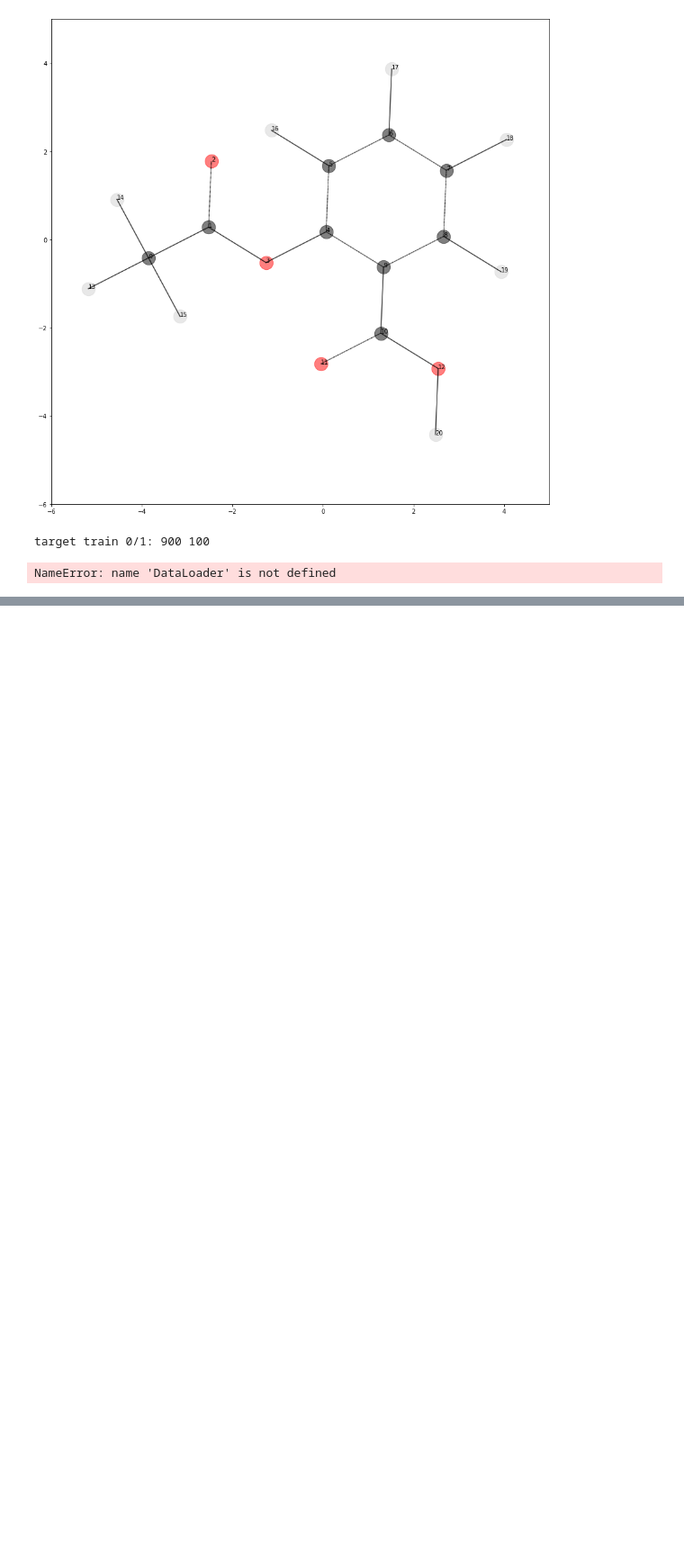
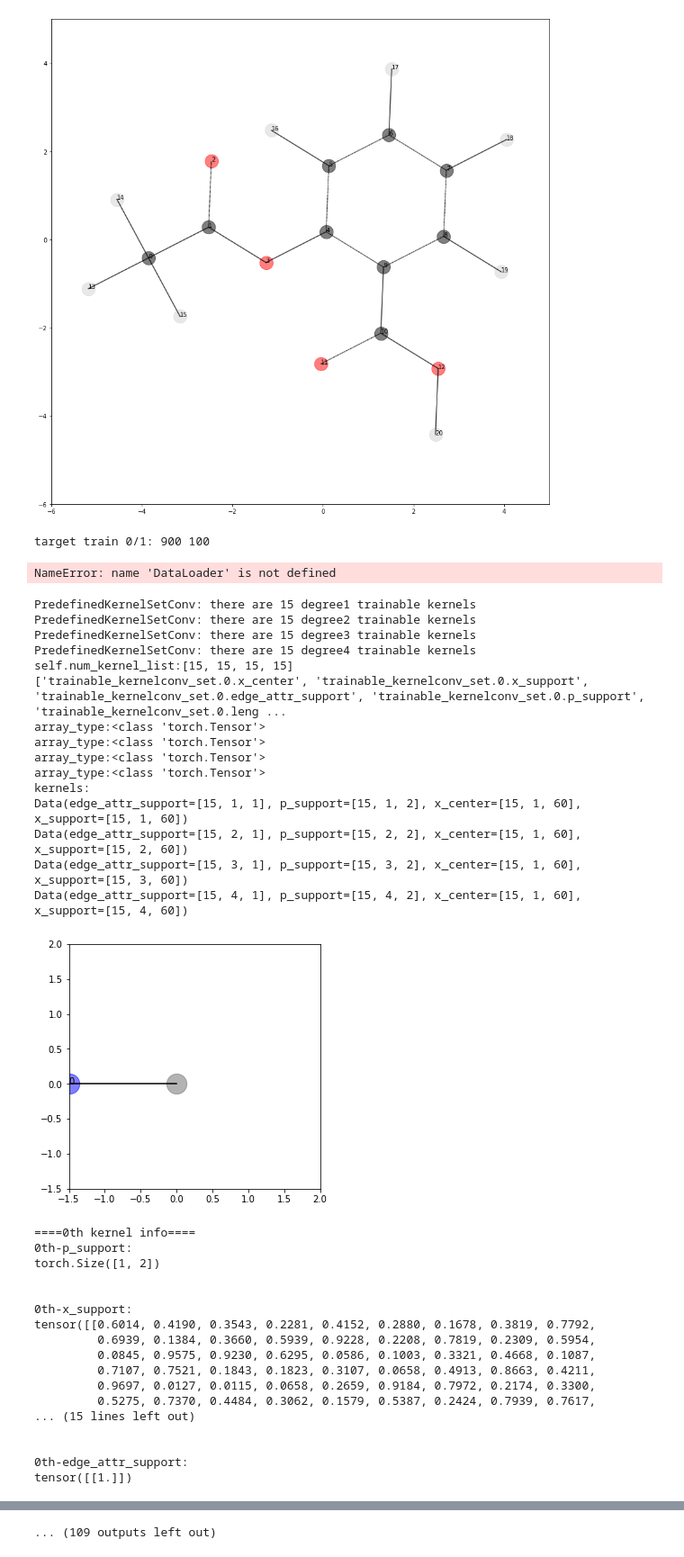
Before and after one commit to LanceKnight/pretrain-gnns, a Jupyter notebook: chem/tools/visualizer.ipynb, the cells around one changed output, grey strips where cells are left out. Shown at 90% size. Saved outputs shown, nothing was run; the diff lists cells and outputs as text; code cells hidden in the pictures; blank space fills up the shorter version.

```diff
--- a/chem/tools/visualizer.ipynb
+++ b/chem/tools/visualizer.ipynb
@@ -189,7 +189,7 @@ def vis(data = None, x_neighbor = None, x_focal = None, p_neighbor=None, p_focal
         plt.plot([each_p_neighbor[0], p_focal[0]],[each_p_neighbor[1],p_focal[1]], color = 'black', linestyle=linestyle)
     plt.show()
 
-def get_kernel_from_kernelsetconv(model, predefined):
+def get_kernel_from_kernelsetconv(model, prefix):
     params = model.state_dict()
 #     for param in params:
 #         print(param)
@@ -204,8 +204,7 @@ def get_kernel_from_kernelsetconv(model, predefined):
 #         x_support_array = params[f'{prefix}_kernelconv_set.{i}.x_support']
 #         edge_attr_support_array = params[f'{prefix}_kernelconv_set.{i}.edge_attr_support']
 #         p_support_array = params[f'{prefix}_kernelconv_set.{i}.p_support']
-        if (predefined == True):
-            prefix = 'trainable'
+
             x_center_array = params[f'{prefix}_kernelconv_set.{i}.x_center']
             print(f'array_type:{type(x_center_array)}')
             x_support_array = params[f'{prefix}_kernelconv_set.{i}.x_support']
@@ -213,15 +212,7 @@ def get_kernel_from_kernelsetconv(model, predefined):
             p_support_array = params[f'{prefix}_kernelconv_set.{i}.p_support']
             output_kernel = Data(p_support = torch.tensor(p_support_array), x_support = torch.tensor(x_support_array), x_center = torch.tensor(x_center_array), edge_attr_support = torch.tensor(edge_attr_support_array))
             kernel_list.append(output_kernel)
-        else:
-            prefix = 'fixed'
-            x_center_array = params[f'{prefix}_kernelconv_set.{i}.x_center']
-            print(f'array_type:{type(x_center_array)}')
-            x_support_array = params[f'{prefix}_kernelconv_set.{i}.x_support']
-            edge_attr_support_array = params[f'{prefix}_kernelconv_set.{i}.edge_attr_support']
-            p_support_array = params[f'{prefix}_kernelconv_set.{i}.p_support']
-            output_kernel = Data(p_support = torch.tensor(p_support_array), x_support = torch.tensor(x_support_array), x_center = torch.tensor(x_center_array), edge_attr_support = torch.tensor(edge_attr_support_array))
-            kernel_list.append(output_kernel)
+
     return kernel_list
 
 
@@ -329,8 +320,8 @@ def vis_graph(data, lower_bound = -4, upper_bound = 5, fig_size=5,  marker_size
 #     legend = plt.legend(handles=['--'], labels=["red dotted line"], handlelength=5)
 
 
-def vis_kernel_in_kernelsetconv(model, predefined=True):
-    kernel = get_kernel_from_kernelsetconv(model, predefined)
+def vis_kernel_in_kernelsetconv(model, prefix='trainable'):
+    kernel = get_kernel_from_kernelsetconv(model, prefix)
     if isinstance(kernel, Data):
         print(f'kernel:{kernel}')
 
@@ -2182,3 +2222,48 @@ for i, (data, target) in enumerate(train_loader):
 # %% [output]
 target train 0/1: 900 100
 NameError: name 'DataLoader' is not defined
+# %%
+# visualize saved model kernels
+model = PredefinedKernelSetConv(D=2, node_attr_dim=60, edge_attr_dim=1, L1=15, L2=15, L3=15, L4=15, is_first_layer=False)
+# model = KernelSetConv(D=2, node_attr_dim = 5, edge_attr_dim = 1, L1=15, L2=15, L3=15, L4=15)
+model.load_state_dict(torch.load('../init_kernellayers/3th_layer.pth'))
+
+#1K_no_fixed_kernels/0th_layer.pth
+#3Ksamples.pth
+#1Ksamples.pth
+print(list(model.state_dict()))
+vis_kernel_in_kernelsetconv(model, prefix='trainable')
+# %% [output]
+PredefinedKernelSetConv: there are 15 degree1 trainable kernels
+PredefinedKernelSetConv: there are 15 degree2 trainable kernels
+PredefinedKernelSetConv: there are 15 degree3 trainable kernels
+PredefinedKernelSetConv: there are 15 degree4 trainable kernels
+self.num_kernel_list:[15, 15, 15, 15]
+['trainable_kernelconv_set.0.x_center', 'trainable_kernelconv_set.0.x_support', 'trainable_kernelconv_set.0.edge_attr_support', 'trainable_kernelconv_set.0.p_support', 'trainable_kernelconv_set.0.leng ...
+array_type:<class 'torch.Tensor'>
+array_type:<class 'torch.Tensor'>
+array_type:<class 'torch.Tensor'>
+array_type:<class 'torch.Tensor'>
+kernels:
+Data(edge_attr_support=[15, 1, 1], p_support=[15, 1, 2], x_center=[15, 1, 60], x_support=[15, 1, 60])
+Data(edge_attr_support=[15, 2, 1], p_support=[15, 2, 2], x_center=[15, 1, 60], x_support=[15, 2, 60])
+Data(edge_attr_support=[15, 3, 1], p_support=[15, 3, 2], x_center=[15, 1, 60], x_support=[15, 3, 60])
+Data(edge_attr_support=[15, 4, 1], p_support=[15, 4, 2], x_center=[15, 1, 60], x_support=[15, 4, 60])
+[figure, added]
+====0th kernel info====
+0th-p_support:
+torch.Size([1, 2])
+
+
+0th-x_support:
+tensor([[0.6014, 0.4190, 0.3543, 0.2281, 0.4152, 0.2880, 0.1678, 0.3819, 0.7792,
+         0.6939, 0.1384, 0.3660, 0.5939, 0.9228, 0.2208, 0.7819, 0.2309, 0.5954,
+         0.0845, 0.9575, 0.9230, 0.6295, 0.0586, 0.1003, 0.3321, 0.4668, 0.1087,
+         0.7107, 0.7521, 0.1843, 0.1823, 0.3107, 0.0658, 0.4913, 0.8663, 0.4211,
+         0.9697, 0.0127, 0.0115, 0.0658, 0.2659, 0.9184, 0.7972, 0.2174, 0.3300,
+         0.5275, 0.7370, 0.4484, 0.3062, 0.1579, 0.5387, 0.2424, 0.7939, 0.7617,
+... (15 lines left out)
+
+
+0th-edge_attr_support:
+tensor([[1.]])
@@ -2185,2 +2343,3 @@ NameError: name 'DataLoader' is not defined
+... (109 outputs left out)
 # %%
 # visualize saved model kernels
```
Also changed, not shown: parts of 4 cells of this notebook, 8 other files.
